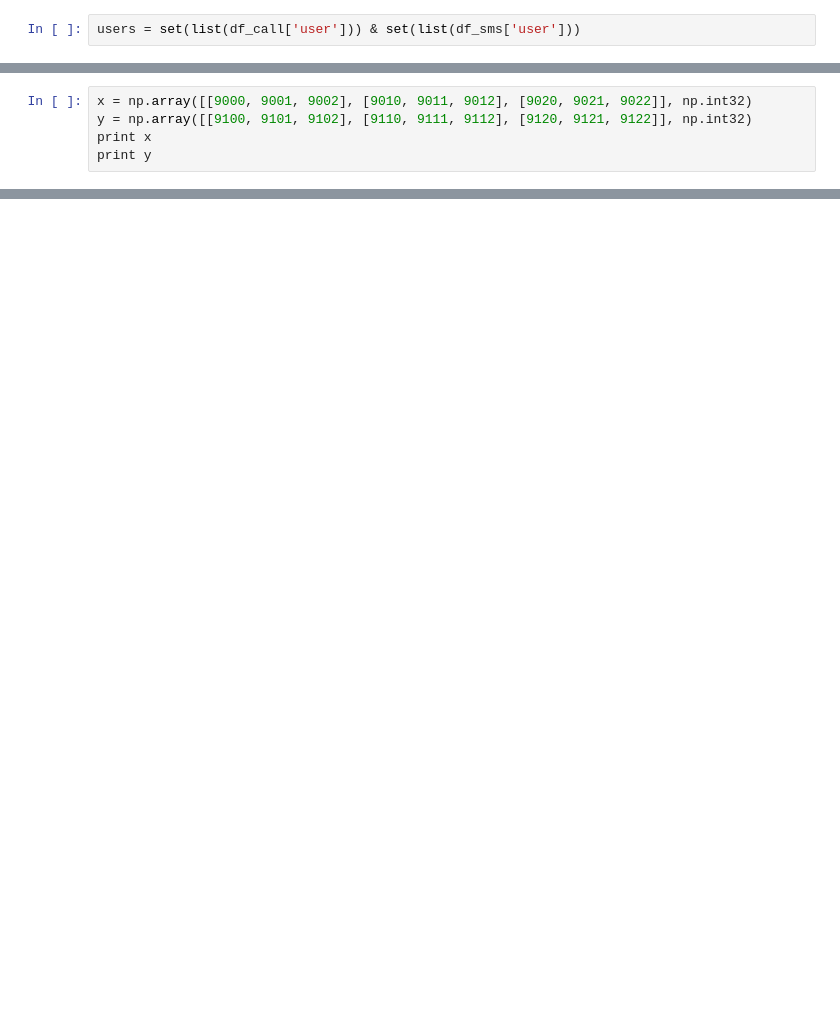
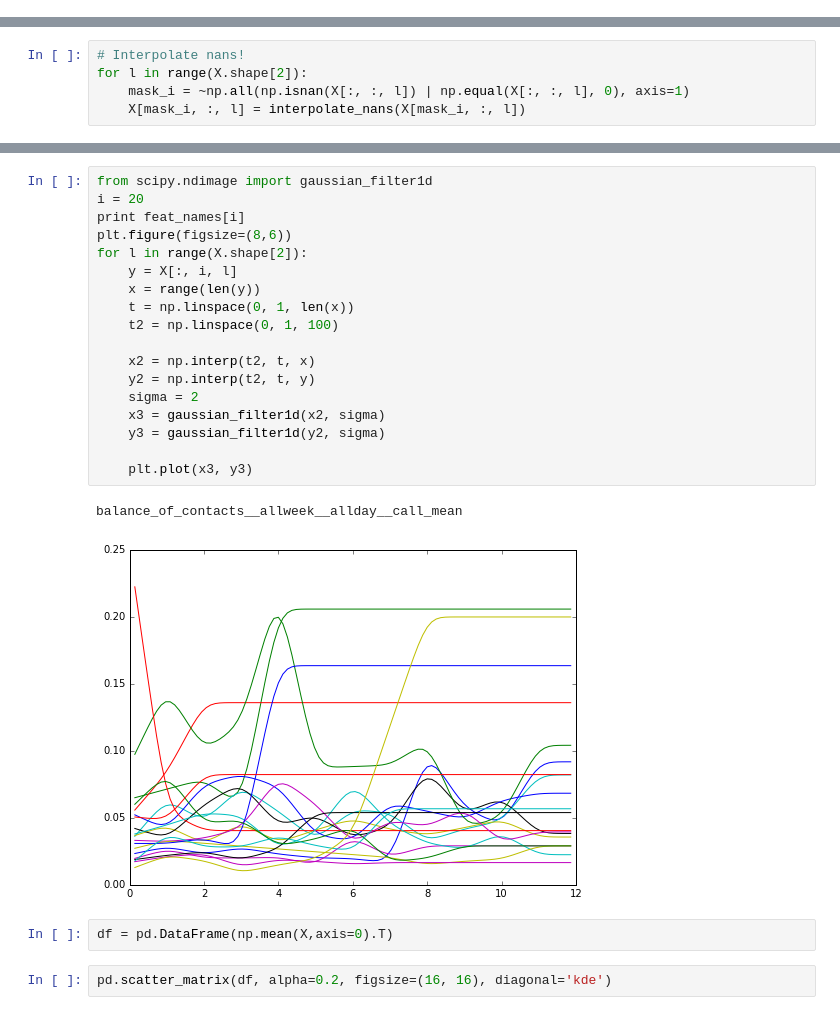
Before and after one commit to ulfaslak/MScProject-build-dataset, a Jupyter notebook: main.ipynb, the cells around one changed output, grey strips where cells are left out. Cells and saved outputs as stored; diff of their text form; blank space fills up the shorter version.

```diff
--- a/main.ipynb
+++ b/main.ipynb
@@ -65,2 +109,0 @@ df_sms = lsd.load(tc0, "sms")
-# %%
-users = set(list(df_call['user'])) & set(list(df_sms['user']))
@@ -298,5 +230,0 @@ indicators_flat = bc_d.utils.flatten(indicators_d)
-# %%
-x = np.array([[9000, 9001, 9002], [9010, 9011, 9012], [9020, 9021, 9022]], np.int32)
-y = np.array([[9100, 9101, 9102], [9110, 9111, 9112], [9120, 9121, 9122]], np.int32)
-print x
-print y
@@ -328,0 +231,5 @@ Z[1,0,1]
+# %%
+# Interpolate nans!
+for l in range(X.shape[2]):
+    mask_i = ~np.all(np.isnan(X[:, :, l]) | np.equal(X[:, :, l], 0), axis=1)
+    X[mask_i, :, l] = interpolate_nans(X[mask_i, :, l])
@@ -328,0 +259,25 @@ Z[1,0,1]
+# %%
+from scipy.ndimage import gaussian_filter1d
+i = 20
+print feat_names[i]
+plt.figure(figsize=(8,6))
+for l in range(X.shape[2]):
+    y = X[:, i, l]
+    x = range(len(y))
+    t = np.linspace(0, 1, len(x))
+    t2 = np.linspace(0, 1, 100)
+
+    x2 = np.interp(t2, t, x)
+    y2 = np.interp(t2, t, y)
+    sigma = 2
+    x3 = gaussian_filter1d(x2, sigma)
+    y3 = gaussian_filter1d(y2, sigma)
+
+    plt.plot(x3, y3)
+# %% [output]
+balance_of_contacts__allweek__allday__call_mean
+[figure, added]
+# %%
+df = pd.DataFrame(np.mean(X,axis=0).T)
+# %%
+pd.scatter_matrix(df, alpha=0.2, figsize=(16, 16), diagonal='kde')
```
Also changed, not shown: parts of 22 cells of this notebook, 2 other files.
